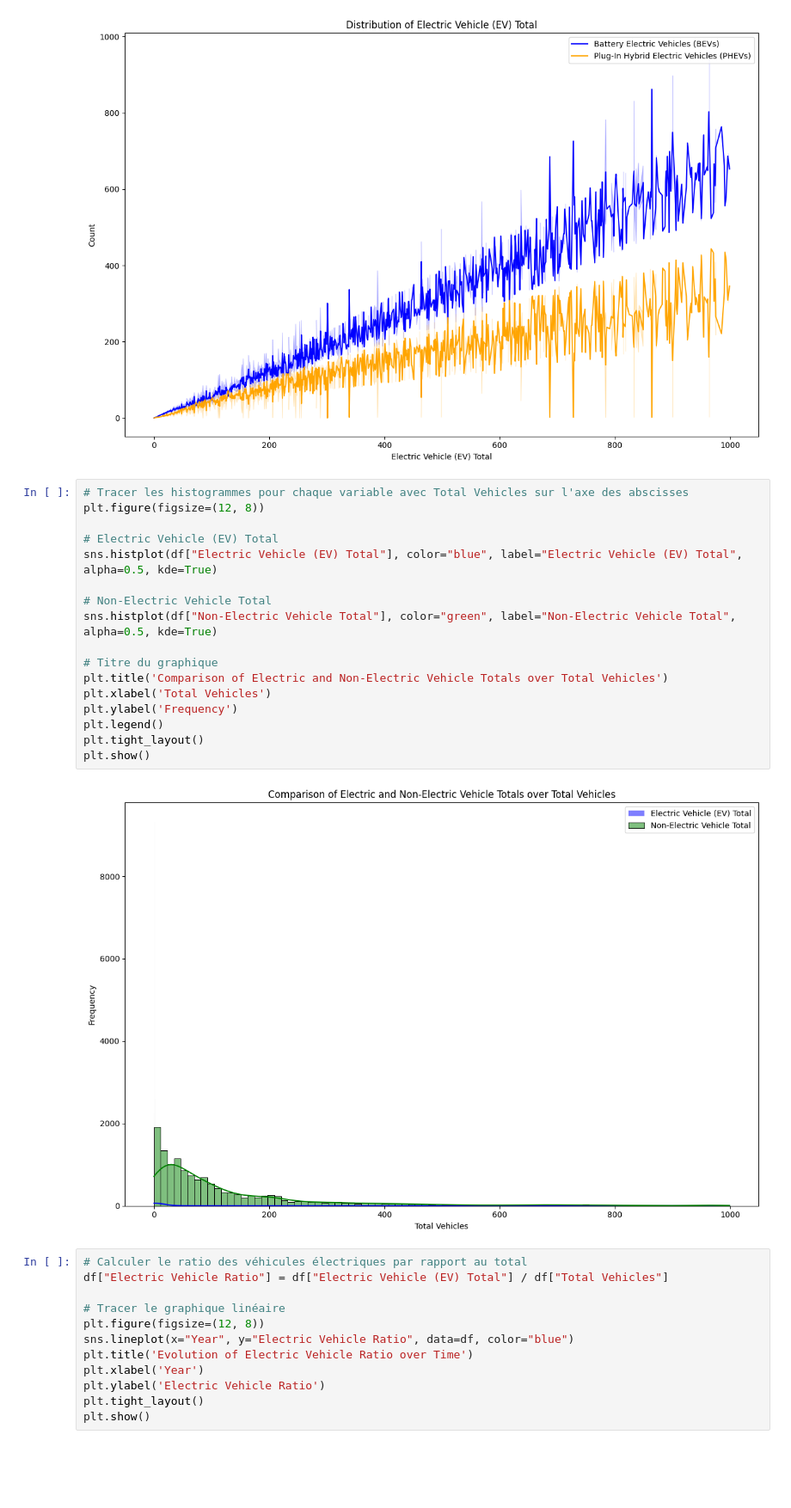
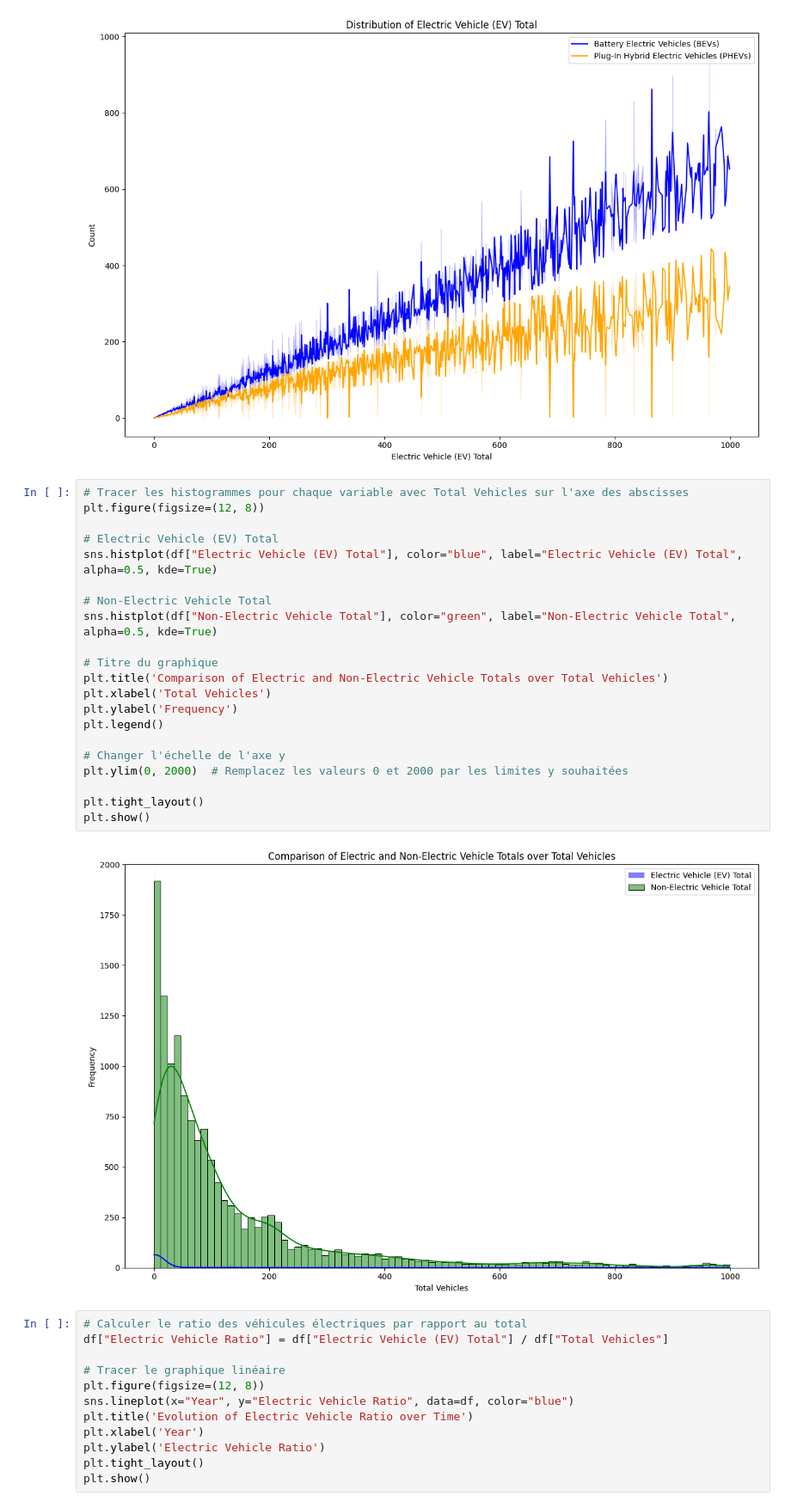
Before and after one commit to khelifaYacine/Electric_Vehicule_Population-by-Country, a Jupyter notebook: EDA.ipynb, the cells around one changed output. Shown at 86% size. Saved outputs shown, nothing was run; the diff lists cells and outputs as text; blank space fills up the shorter version.

```diff
--- a/EDA.ipynb
+++ b/EDA.ipynb
@@ -173,22 +173,26 @@ plt.show()
 # %%
 # Tracer les histogrammes pour chaque variable avec Total Vehicles sur l'axe des abscisses
 plt.figure(figsize=(12, 8))
 
 # Electric Vehicle (EV) Total
 sns.histplot(df["Electric Vehicle (EV) Total"], color="blue", label="Electric Vehicle (EV) Total", alpha=0.5, kde=True)
 
 # Non-Electric Vehicle Total
 sns.histplot(df["Non-Electric Vehicle Total"], color="green", label="Non-Electric Vehicle Total", alpha=0.5, kde=True)
 
 # Titre du graphique
 plt.title('Comparison of Electric and Non-Electric Vehicle Totals over Total Vehicles')
 plt.xlabel('Total Vehicles')
 plt.ylabel('Frequency')
 plt.legend()
+
+# Changer l'échelle de l'axe y
+plt.ylim(0, 2000)  # Remplacez les valeurs 0 et 2000 par les limites y souhaitées
+
 plt.tight_layout()
 plt.show()
 # %% [output]
-[figure, old version]
+[figure, new version]
 # %%
 # Calculer le ratio des véhicules électriques par rapport au total
 df["Electric Vehicle Ratio"] = df["Electric Vehicle (EV) Total"] / df["Total Vehicles"]
```
